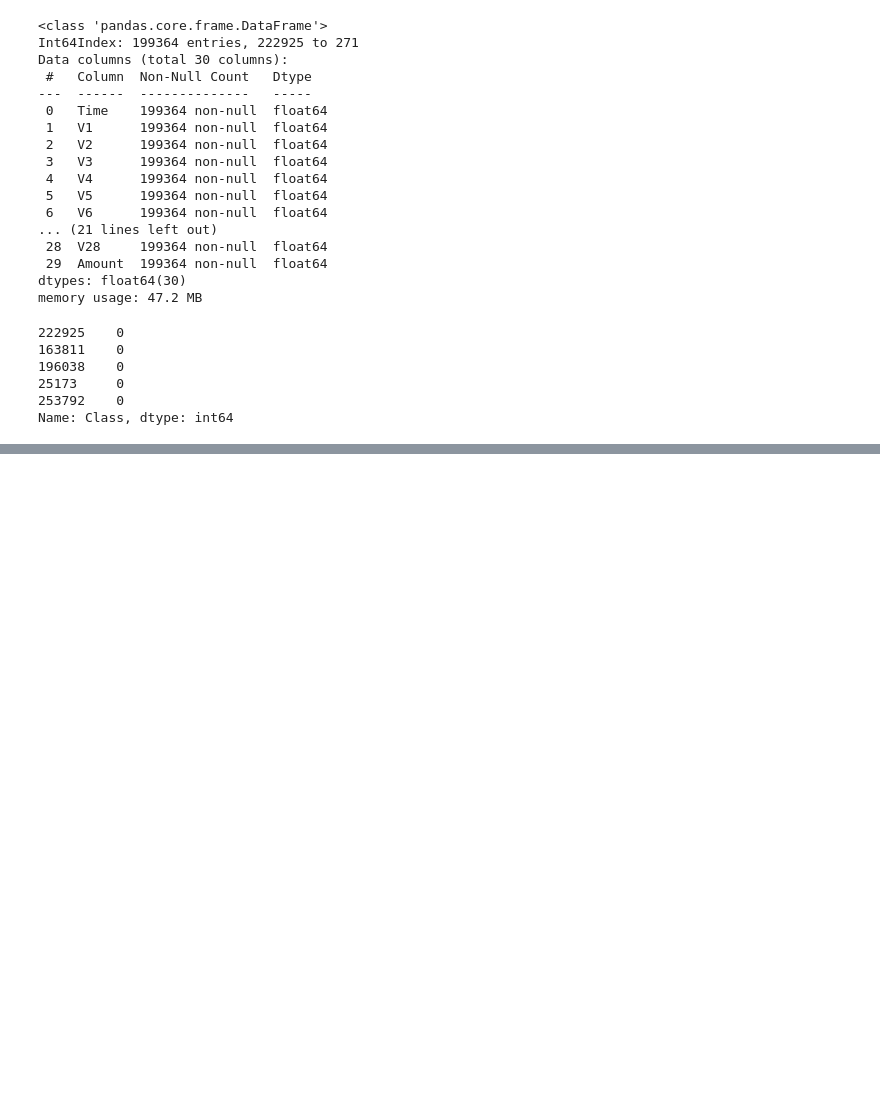
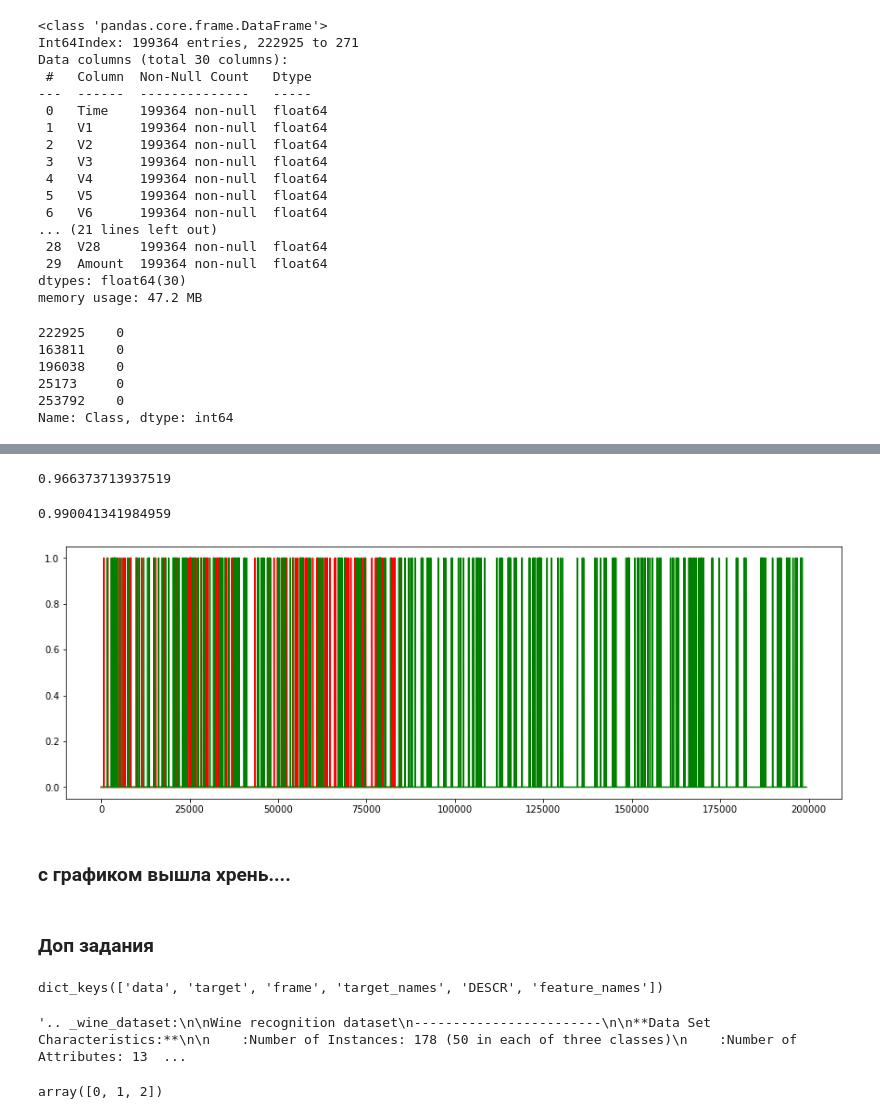
Before and after one commit to paldess/numpy--pandas, a Jupyter notebook: lesson_6.ipynb, the cells around one changed output, grey strips where cells are left out. Drawn from its saved outputs; the diff is of its cells as text; code cells hidden in the pictures; blank space fills up the shorter version.

```diff
--- a/lesson_6.ipynb
+++ b/lesson_6.ipynb
@@ -236,3 +236,10 @@ Name: Class, dtype: int64
 parameters = [{'n_estimators': [10, 15],
 'max_features': np.arange(3, 5),
 'max_depth': np.arange(4, 7)}]
+# %%
+from sklearn.model_selection import GridSearchCV
+avg = GridSearchCV(estimator=RandomForestClassifier(random_state=100),
+param_grid=parameters,
+scoring='roc_auc',
+cv=3)
+avg.fit(x_train, y_train)
@@ -238,0 +252,2 @@ parameters = [{'n_estimators': [10, 15],
+# %%
+y_pred = avg.predict(x_test)
@@ -238,0 +271,37 @@ parameters = [{'n_estimators': [10, 15],
+# %%
+roc_auc_score(y_pred, y_test)
+# %% [output]
+0.966373713937519
+# %%
+y_pred_train = avg.predict(x_train)
+# %%
+roc_auc_score(y_pred_train, y_train)
+# %% [output]
+0.990041341984959
+# %%
+plt.figure(figsize=(15, 5))
+# plt.ylim(0.98, 1.1)
+plt.plot(y_pred, color='red')
+plt.plot(y_pred_train, color='green')
+plt.show()
+# %% [output]
+[figure, added]
+# %% [markdown]
+### с графиком вышла хрень....
+# %% [markdown]
+### Доп задания
+# %%
+from sklearn.datasets import load_wine
+data = load_wine()
+key_data = data.keys()
+key_data
+# %% [output]
+dict_keys(['data', 'target', 'frame', 'target_names', 'DESCR', 'feature_names'])
+# %%
+data['DESCR']
+# %% [output]
+'.. _wine_dataset:\n\nWine recognition dataset\n------------------------\n\n**Data Set Characteristics:**\n\n    :Number of Instances: 178 (50 in each of three classes)\n    :Number of Attributes: 13  ...
+# %%
+np.unique(data['target'])
+# %% [output]
+array([0, 1, 2])
```
Also changed, not shown: parts of 15 cells of this notebook.
